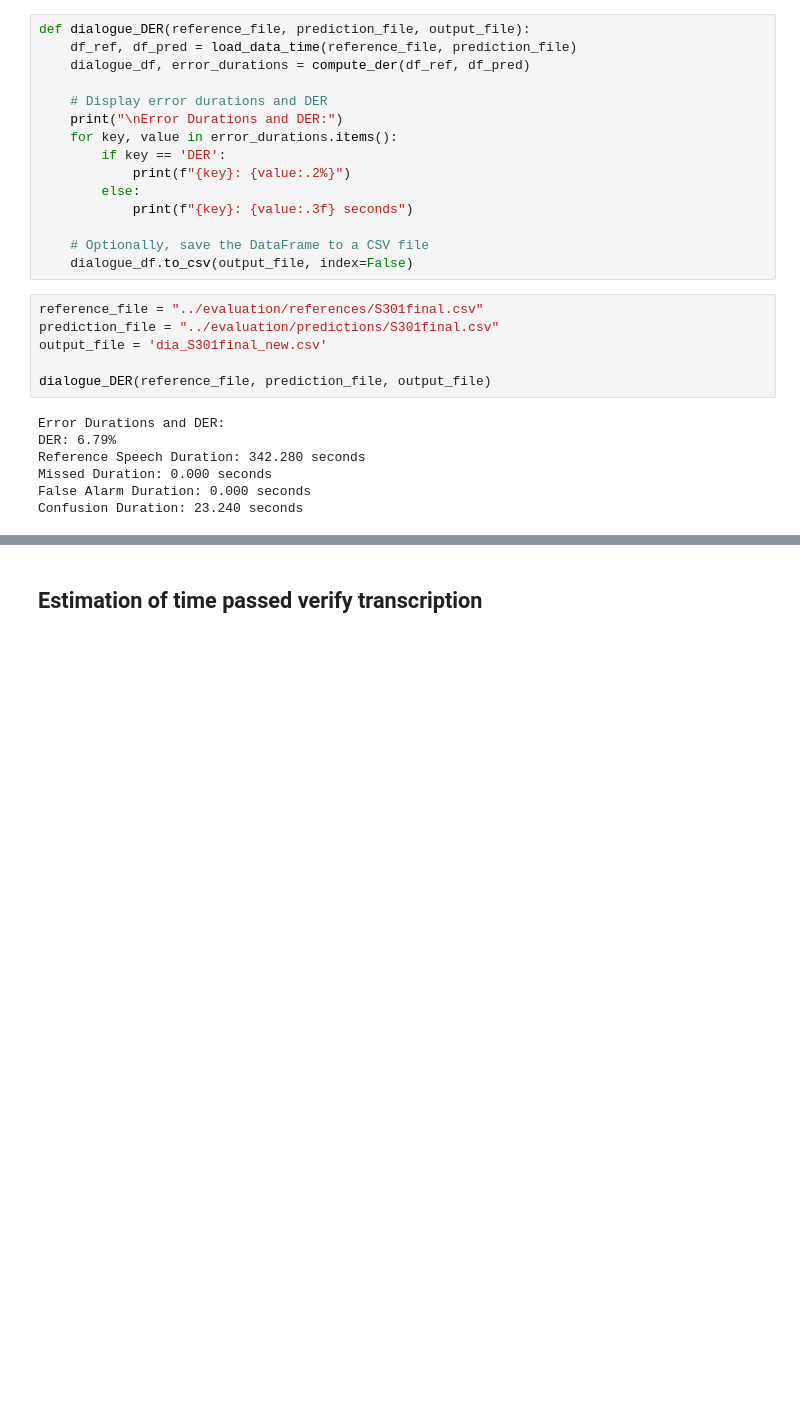
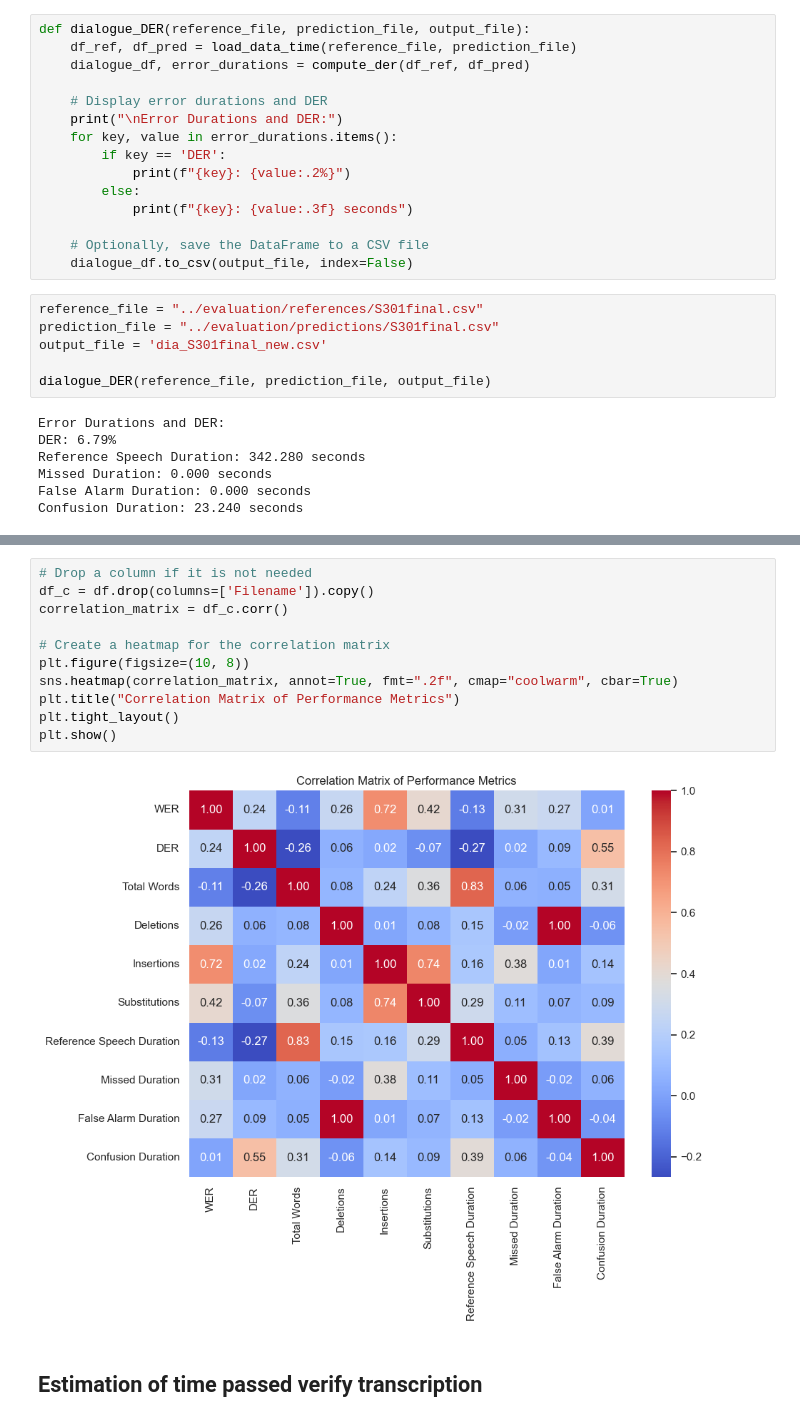
Before and after one commit to AfroDeivid/automatic-interviews-processing, a Jupyter notebook: src/evaluation.ipynb, the cells around one changed output, grey strips where cells are left out. Drawn from its saved outputs; the diff is of its cells as text; blank space fills up the shorter version.

```diff
--- a/src/evaluation.ipynb
+++ b/src/evaluation.ipynb
@@ -217,3 +263,16 @@ plot_wer_vs_der_scatter(df)
+# %%
+# Drop a column if it is not needed
+df_c = df.drop(columns=['Filename']).copy()
+correlation_matrix = df_c.corr()
+
+# Create a heatmap for the correlation matrix
+plt.figure(figsize=(10, 8))
+sns.heatmap(correlation_matrix, annot=True, fmt=".2f", cmap="coolwarm", cbar=True)
+plt.title("Correlation Matrix of Performance Metrics")
+plt.tight_layout()
+plt.show()
+# %% [output]
+[figure, added]
 # %% [markdown]
 ## Estimation of time passed verify transcription
 # %%
```
Also changed, not shown: parts of 12 cells of this notebook, 11 other files.
